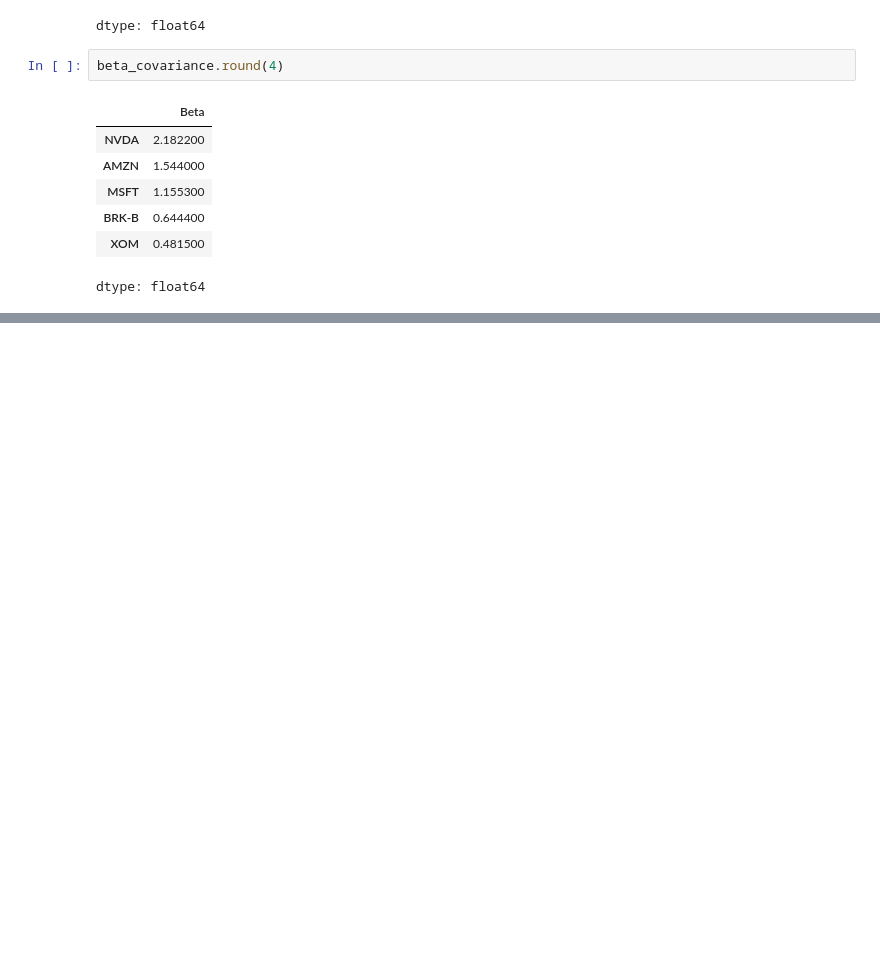
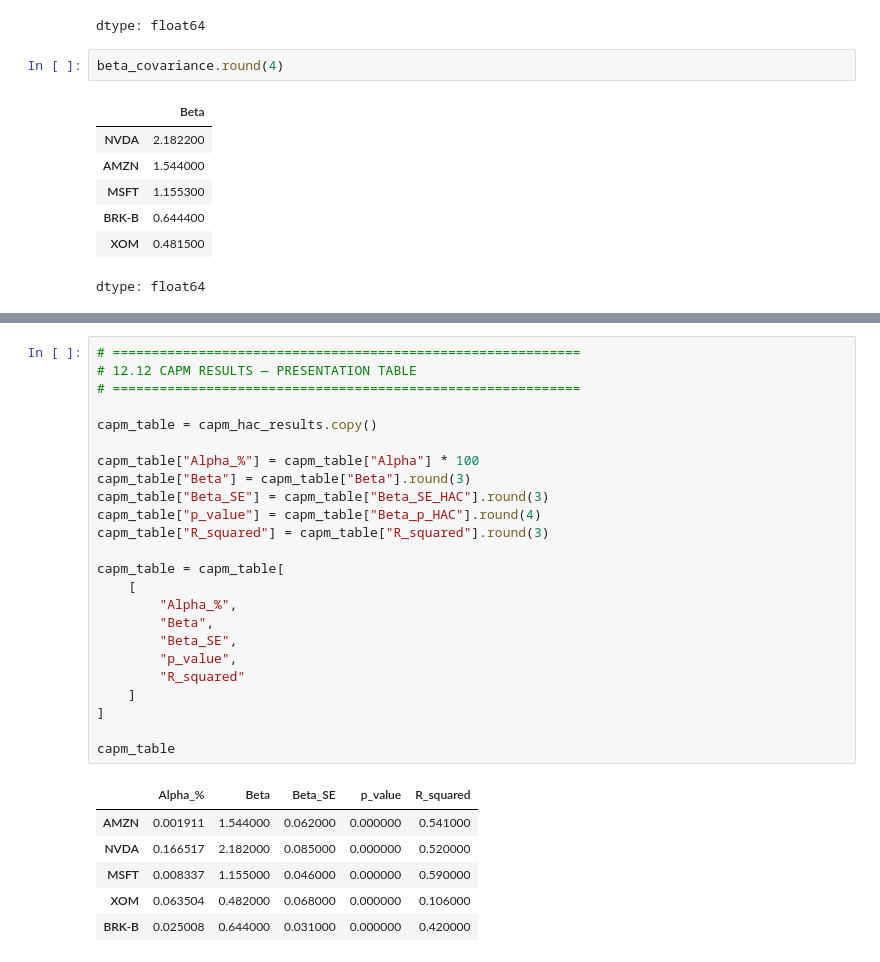
Before and after one commit to josuemarroquinj/corporate-value-portfolio-risk-analysis, a Jupyter notebook: notebooks/01_market_data_collection.ipynb, the cells around one changed output, grey strips where cells are left out. Drawn from its saved outputs; the diff is of its cells as text; blank space fills up the shorter version.

```diff
--- a/notebooks/01_market_data_collection.ipynb
+++ b/notebooks/01_market_data_collection.ipynb
@@ -1496,0 +1673,31 @@ dtype: float64
+# %%
+# ============================================================
+# 12.12 CAPM RESULTS — PRESENTATION TABLE
+# ============================================================
+
+capm_table = capm_hac_results.copy()
+
+capm_table["Alpha_%"] = capm_table["Alpha"] * 100
+capm_table["Beta"] = capm_table["Beta"].round(3)
+capm_table["Beta_SE"] = capm_table["Beta_SE_HAC"].round(3)
+capm_table["p_value"] = capm_table["Beta_p_HAC"].round(4)
+capm_table["R_squared"] = capm_table["R_squared"].round(3)
+
+capm_table = capm_table[
+    [
+        "Alpha_%",
+        "Beta",
+        "Beta_SE",
+        "p_value",
+        "R_squared"
+    ]
+]
+
+capm_table
+# %% [output]
+|  | Alpha_% | Beta | Beta_SE | p_value | R_squared |
+| AMZN | 0.001911 | 1.544000 | 0.062000 | 0.000000 | 0.541000 |
+| NVDA | 0.166517 | 2.182000 | 0.085000 | 0.000000 | 0.520000 |
+| MSFT | 0.008337 | 1.155000 | 0.046000 | 0.000000 | 0.590000 |
+| XOM | 0.063504 | 0.482000 | 0.068000 | 0.000000 | 0.106000 |
+| BRK-B | 0.025008 | 0.644000 | 0.031000 | 0.000000 | 0.420000 |
```
Also changed, not shown: parts of 8 cells of this notebook.
